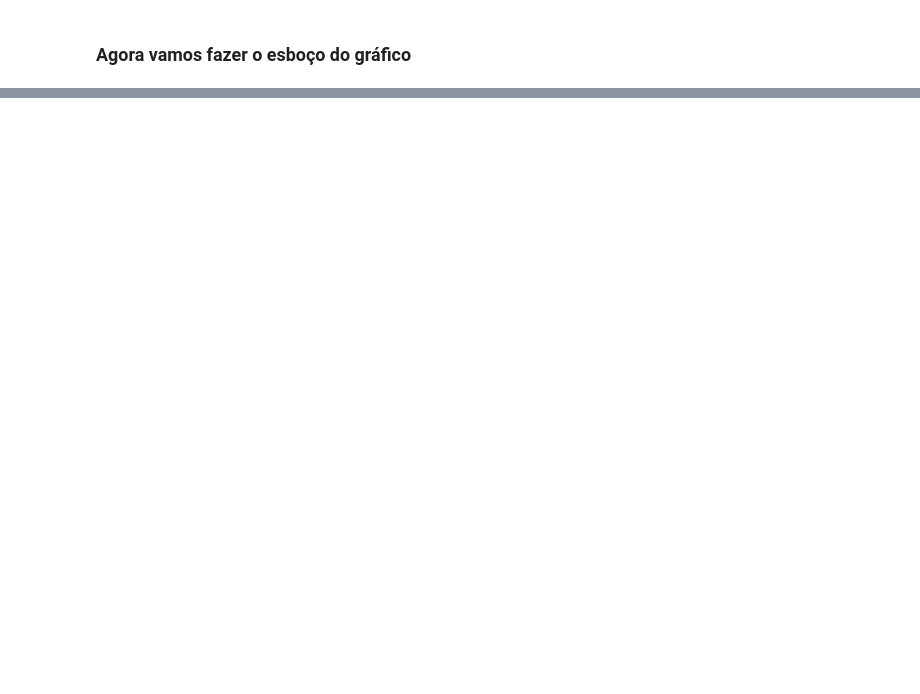
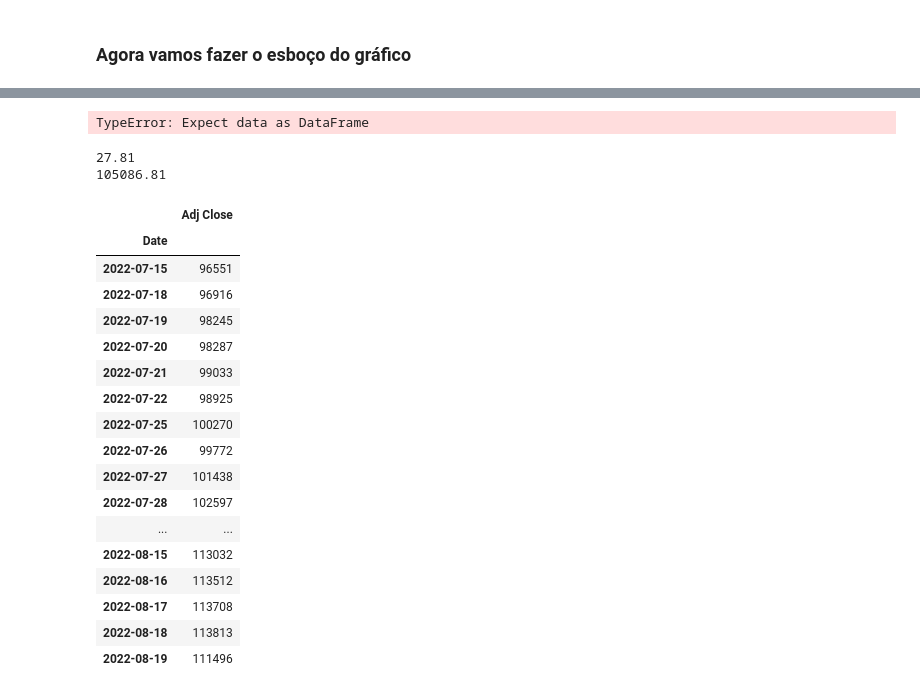
Before and after one commit to IsmaelMath/Basic_program_python, a Jupyter notebook: Importacao_de_cotacoes.ipynb, the cells around one changed output, grey strips where cells are left out. Cells and saved outputs as stored; diff of their text form; code cells hidden in the pictures; blank space fills up the shorter version.

```diff
--- a/Importacao_de_cotacoes.ipynb
+++ b/Importacao_de_cotacoes.ipynb
@@ -58,0 +101,13 @@ mpf.plot(df, type="candle",title="Cotações da Petrobras - PETR4", figsize=(20,
+# %%
+
+candlestick = dict(type='candle',mav=(20), volume=True,figratio=(30,10),figscale=0.75)
+color_candles = mpf.make_marketcolors(up='green',down='r',volume='blue')
+estilo  = mpf.make_mpf_style(marketcolors=color_candles)
+
+
+mpf.plot(media)
+
+
+mpf.plot(df, **candlestick, style=estilo)
+# %% [output]
+TypeError: Expect data as DataFrame
@@ -58,0 +117,31 @@ mpf.plot(df, type="candle",title="Cotações da Petrobras - PETR4", figsize=(20,
+# %%
+fator_normalizado_petro = df_petro["Adj Close"].mean()
+fator_normalizador_ibov = df_ibov["Adj Close"].mean()
+print("{:.2f}".format(fator_normalizado_petro))
+print("{:.2f}".format(fator_normalizador_ibov))
+coluna_petr = df_petro["Adj Close"]
+pd.DataFrame(coluna_petr)
+
+coluna_ibov = df_ibov["Adj Close"]
+pd.DataFrame(coluna_ibov)
+# %% [output]
+27.81
+105086.81
+|  | Adj Close |
+| Date |  |
+| 2022-07-15 | 96551 |
+| 2022-07-18 | 96916 |
+| 2022-07-19 | 98245 |
+| 2022-07-20 | 98287 |
+| 2022-07-21 | 99033 |
+| 2022-07-22 | 98925 |
+| 2022-07-25 | 100270 |
+| 2022-07-26 | 99772 |
+| 2022-07-27 | 101438 |
+| 2022-07-28 | 102597 |
+| ... | ... |
+| 2022-08-15 | 113032 |
+| 2022-08-16 | 113512 |
+| 2022-08-17 | 113708 |
+| 2022-08-18 | 113813 |
+| 2022-08-19 | 111496 |
```
Also changed, not shown: parts of 8 cells of this notebook, 1 other file.
